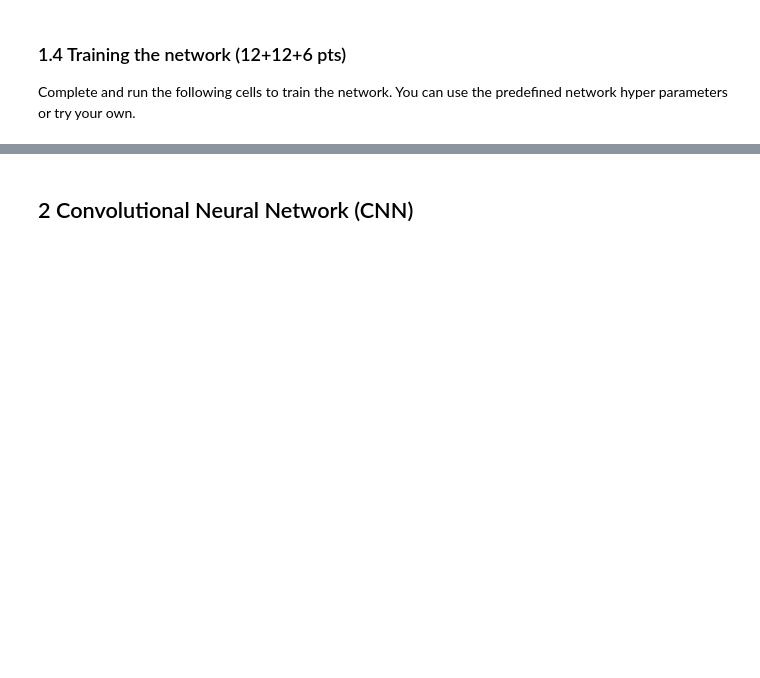
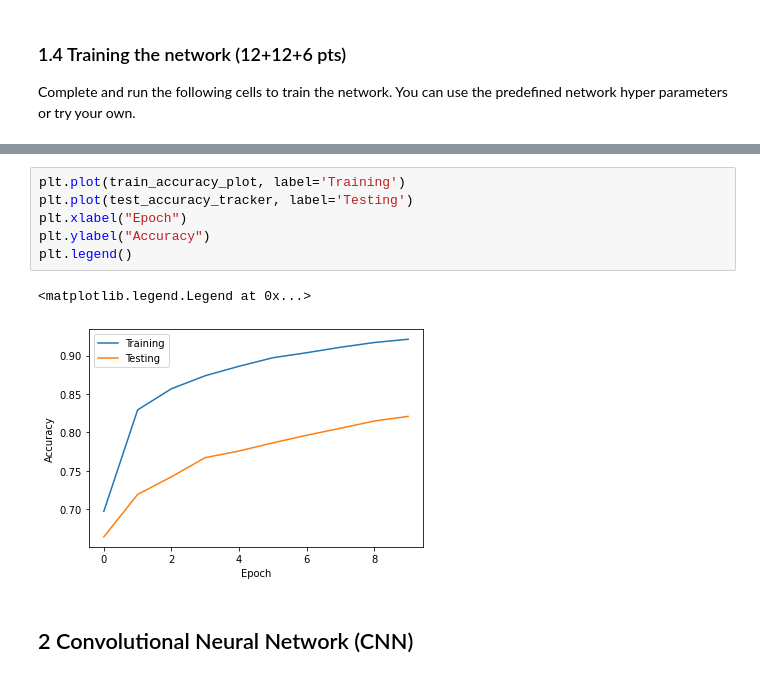
Before and after one commit to armandorusso/Image-Classification-and-Neural-Networks, a Jupyter notebook: project_skeleton.ipynb, the cells around one changed output, grey strips where cells are left out. Drawn from its saved outputs; the diff is of its cells as text; blank space fills up the shorter version.

```diff
--- a/project_skeleton.ipynb
+++ b/project_skeleton.ipynb
@@ -456,3 +427,12 @@ plt.legend()
+# %%
+plt.plot(train_accuracy_plot, label='Training')
+plt.plot(test_accuracy_tracker, label='Testing')
+plt.xlabel("Epoch")
+plt.ylabel("Accuracy")
+plt.legend()
+# %% [output]
+<matplotlib.legend.Legend at 0x...>
+[figure, added]
 # %% [markdown]
 ## 2 Convolutional Neural Network (CNN)
 # %% [markdown]
```
Also changed, not shown: parts of 14 cells of this notebook, 1 other file.
